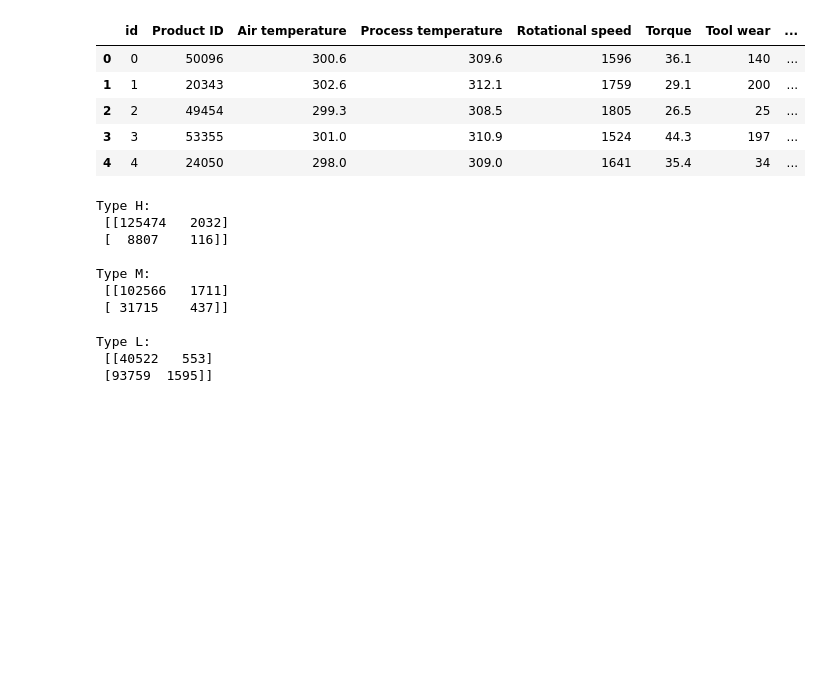
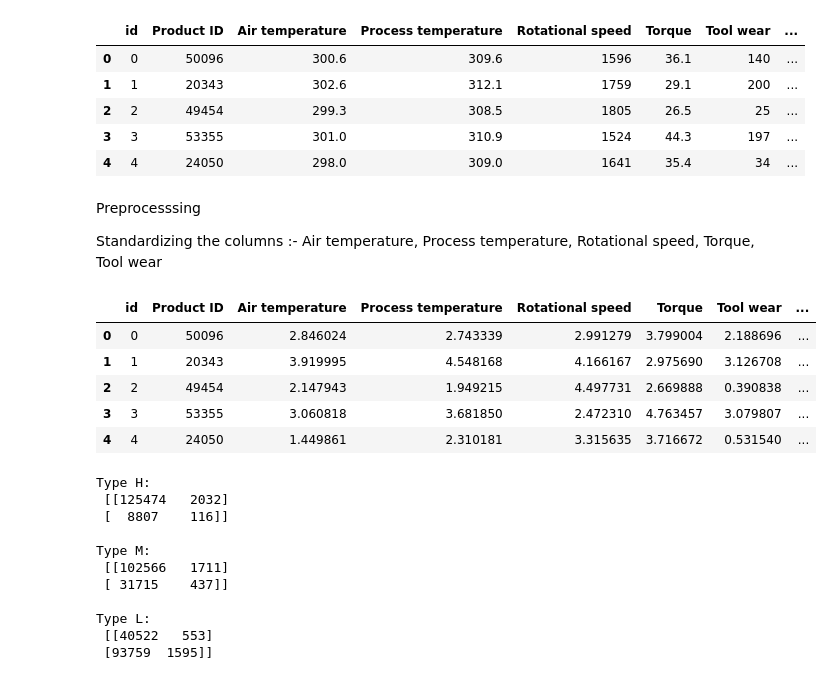
Before and after one commit to vish-404/ML-Project_4, a Jupyter notebook: Binary Classification of Machine Failures.ipynb, the cells around one changed output. Cells and saved outputs as stored; diff of their text form; code cells hidden in the pictures; blank space fills up the shorter version.

```diff
--- a/Binary Classification of Machine Failures.ipynb
+++ b/Binary Classification of Machine Failures.ipynb
@@ -190,6 +223,25 @@ data.head()
 | 2 | 2 | 49454 | 299.3 | 308.5 | 1805 | 26.5 | 25 | ... |
 | 3 | 3 | 53355 | 301.0 | 310.9 | 1524 | 44.3 | 197 | ... |
 | 4 | 4 | 24050 | 298.0 | 309.0 | 1641 | 35.4 | 34 | ... |
+# %% [markdown]
+Preprocesssing
+
+Standardizing the columns :- Air temperature, Process temperature, Rotational speed, Torque, Tool wear
+# %%
+
+for col in ["Air temperature", "Process temperature", "Rotational speed", "Torque", "Tool wear"]:
+    min_val, sd = data[col].min(), data[col].std()
+    data[col] = (data[col] - min_val) / sd
+
+
+data.head()
+# %% [output]
+|  | id | Product ID | Air temperature | Process temperature | Rotational speed | Torque | Tool wear | ... |
+| 0 | 0 | 50096 | 2.846024 | 2.743339 | 2.991279 | 3.799004 | 2.188696 | ... |
+| 1 | 1 | 20343 | 3.919995 | 4.548168 | 4.166167 | 2.975690 | 3.126708 | ... |
+| 2 | 2 | 49454 | 2.147943 | 1.949215 | 4.497731 | 2.669888 | 0.390838 | ... |
+| 3 | 3 | 53355 | 3.060818 | 3.681850 | 2.472310 | 4.763457 | 3.079807 | ... |
+| 4 | 4 | 24050 | 1.449861 | 2.310181 | 3.315635 | 3.716672 | 0.531540 | ... |
 # %%
 from sklearn.metrics import confusion_matrix
 
```
Also changed, not shown: parts of 19 cells of this notebook.
